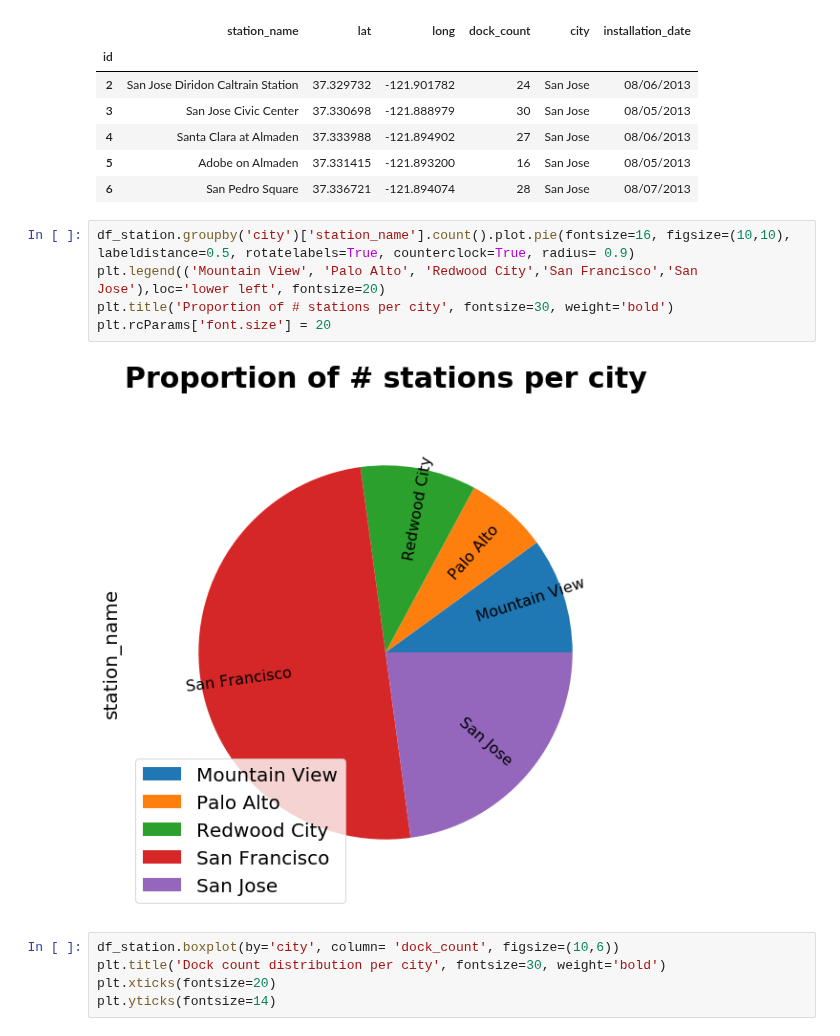
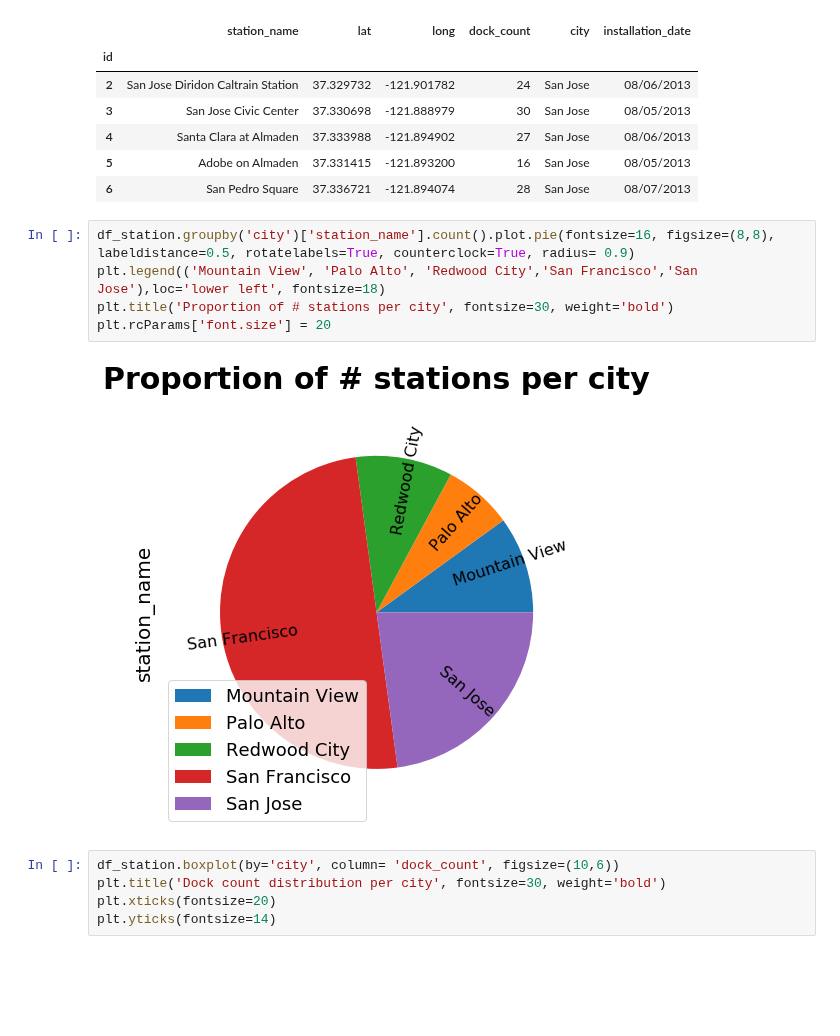
Before and after one commit to orbenishay/pandas-project, a Jupyter notebook: Bicycle_10.ipynb, the cells around one changed output. Drawn from its saved outputs; the diff is of its cells as text; blank space fills up the shorter version.

```diff
--- a/Bicycle_10.ipynb
+++ b/Bicycle_10.ipynb
@@ -40,12 +41,12 @@ df_station.head()
 | 5 | Adobe on Almaden | 37.331415 | -121.893200 | 16 | San Jose | 08/05/2013 |
 | 6 | San Pedro Square | 37.336721 | -121.894074 | 28 | San Jose | 08/07/2013 |
 # %%
-df_station.groupby('city')['station_name'].count().plot.pie(fontsize=16, figsize=(10,10), labeldistance=0.5, rotatelabels=True, counterclock=True, radius= 0.9)
-plt.legend(('Mountain View', 'Palo Alto', 'Redwood City','San Francisco','San Jose'),loc='lower left', fontsize=20)
+df_station.groupby('city')['station_name'].count().plot.pie(fontsize=16, figsize=(8,8), labeldistance=0.5, rotatelabels=True, counterclock=True, radius= 0.9)
+plt.legend(('Mountain View', 'Palo Alto', 'Redwood City','San Francisco','San Jose'),loc='lower left', fontsize=18)
 plt.title('Proportion of # stations per city', fontsize=30, weight='bold')
 plt.rcParams['font.size'] = 20
 # %% [output]
-[figure, old version]
+[figure, new version]
 # %%
 df_station.boxplot(by='city', column= 'dock_count', figsize=(10,6))
 plt.title('Dock count distribution per city', fontsize=30, weight='bold')
```
Also changed, not shown: parts of 4 cells of this notebook.
